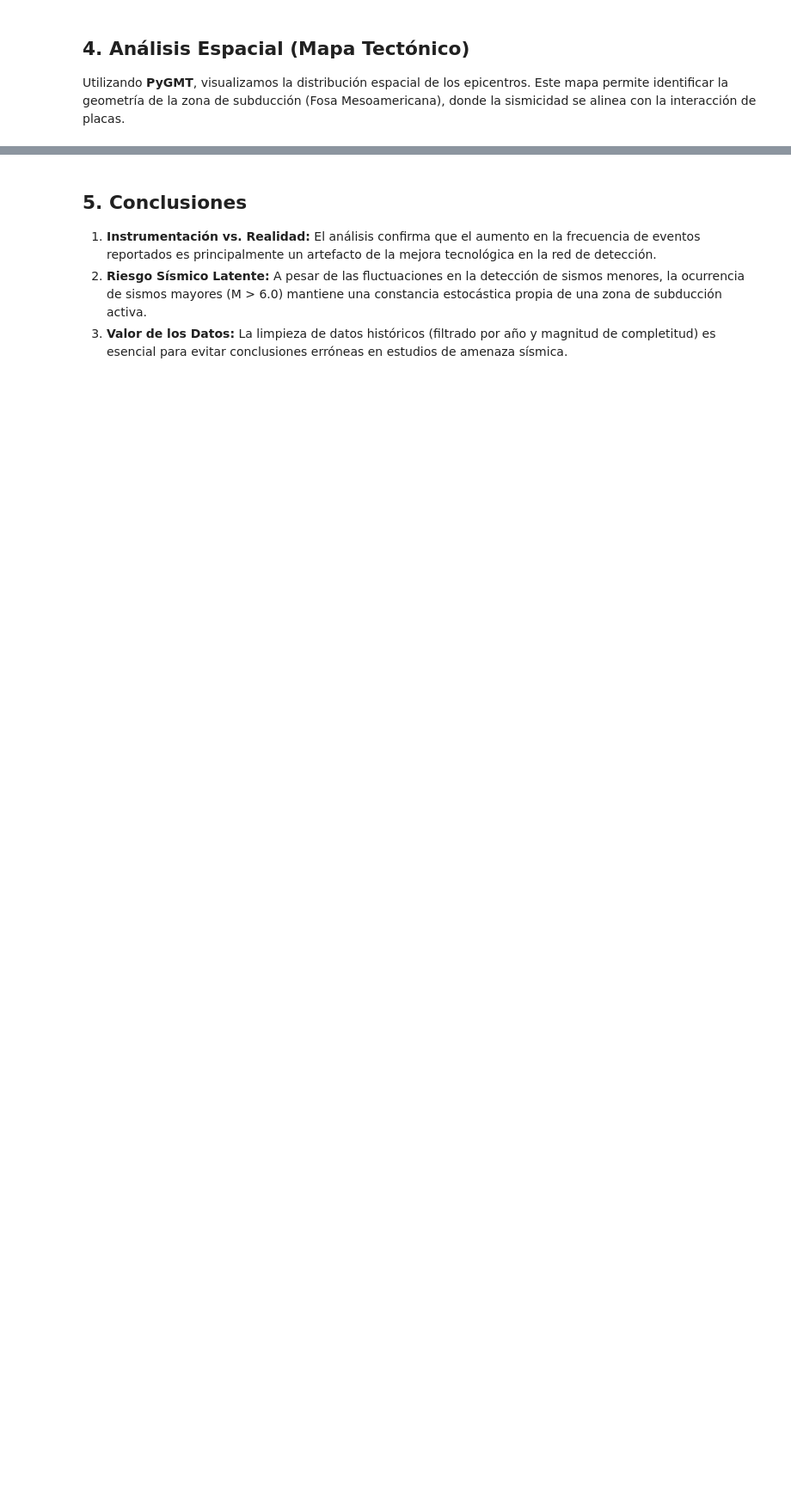
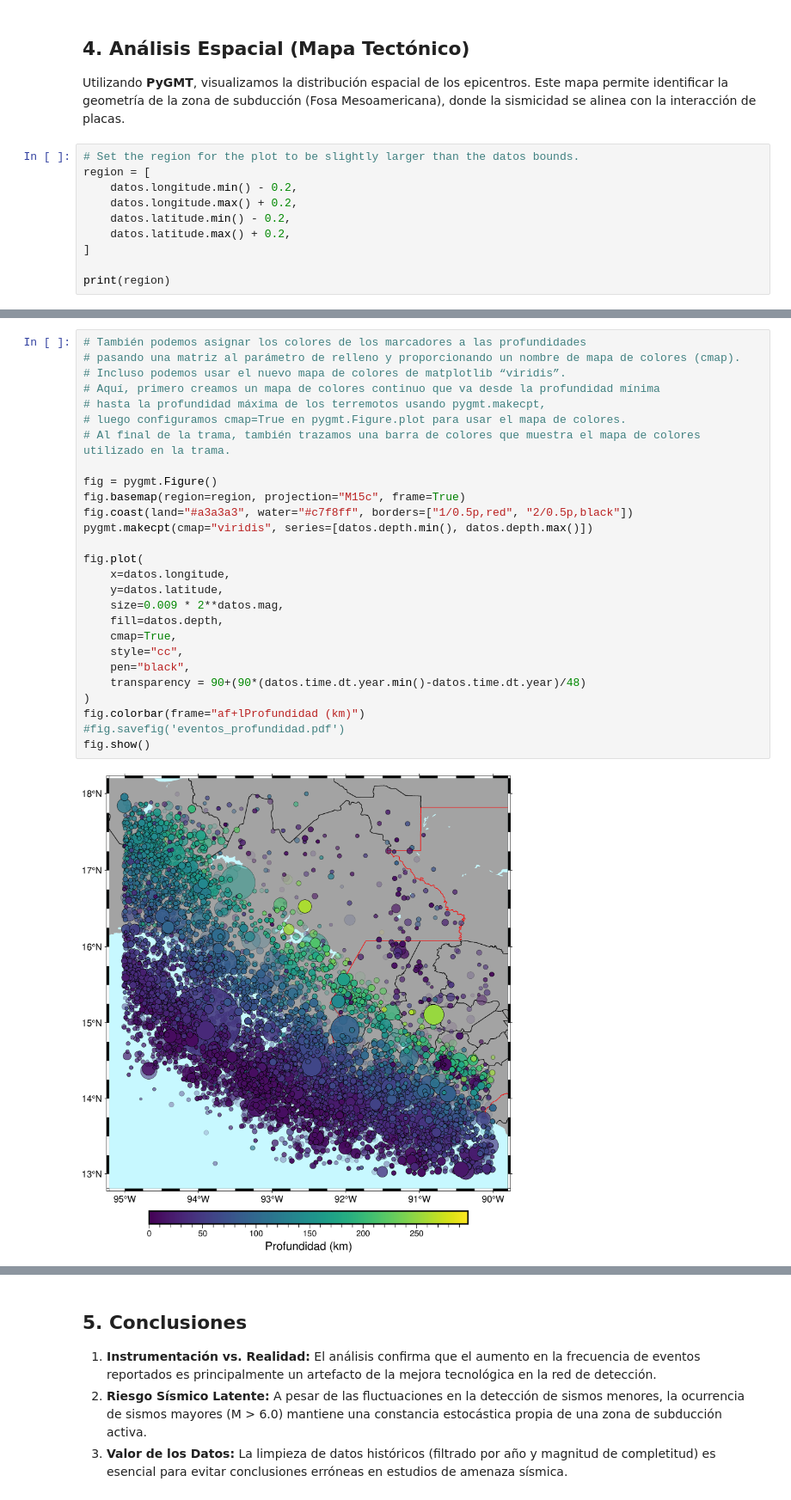
Before and after one commit to ed-mh/An-lisis-de-Sismicidad-en-el-Sureste-de-M-xico, a Jupyter notebook: notebooks/Analisis_Sismico.ipynb, the cells around one changed output, grey strips where cells are left out. Shown at 86% size. Saved outputs shown, nothing was run; the diff lists cells and outputs as text; blank space fills up the shorter version.

```diff
--- a/notebooks/Analisis_Sismico.ipynb
+++ b/notebooks/Analisis_Sismico.ipynb
@@ -99,3 +223,13 @@ plt.show()
 # %% [markdown]
 ## 4. Análisis Espacial (Mapa Tectónico)
 Utilizando **PyGMT**, visualizamos la distribución espacial de los epicentros. Este mapa permite identificar la geometría de la zona de subducción (Fosa Mesoamericana), donde la sismicidad se alinea con la interacción de placas.
+# %%
+# Set the region for the plot to be slightly larger than the datos bounds.
+region = [
+    datos.longitude.min() - 0.2,
+    datos.longitude.max() + 0.2,
+    datos.latitude.min() - 0.2,
+    datos.latitude.max() + 0.2,
+]
+
+print(region)
@@ -102 +238,30 @@ Utilizando **PyGMT**, visualizamos la distribución espacial de los epicentros.
+# %%
+# También podemos asignar los colores de los marcadores a las profundidades
+# pasando una matriz al parámetro de relleno y proporcionando un nombre de mapa de colores (cmap).
+# Incluso podemos usar el nuevo mapa de colores de matplotlib “viridis”.
+# Aquí, primero creamos un mapa de colores continuo que va desde la profundidad mínima
+# hasta la profundidad máxima de los terremotos usando pygmt.makecpt,
+# luego configuramos cmap=True en pygmt.Figure.plot para usar el mapa de colores.
+# Al final de la trama, también trazamos una barra de colores que muestra el mapa de colores utilizado en la trama.
+
+fig = pygmt.Figure()
+fig.basemap(region=region, projection="M15c", frame=True)
+fig.coast(land="#a3a3a3", water="#c7f8ff", borders=["1/0.5p,red", "2/0.5p,black"])
+pygmt.makecpt(cmap="viridis", series=[datos.depth.min(), datos.depth.max()])
+
+fig.plot(
+    x=datos.longitude,
+    y=datos.latitude,
+    size=0.009 * 2**datos.mag,
+    fill=datos.depth,
+    cmap=True,
+    style="cc",
+    pen="black",
+    transparency = 90+(90*(datos.time.dt.year.min()-datos.time.dt.year)/48)
+)
+fig.colorbar(frame="af+lProfundidad (km)")
+#fig.savefig('eventos_profundidad.pdf')
+fig.show()
+# %% [output]
+[figure, added]
 # %%
```
Also changed, not shown: parts of 9 cells of this notebook, 3 other files.
